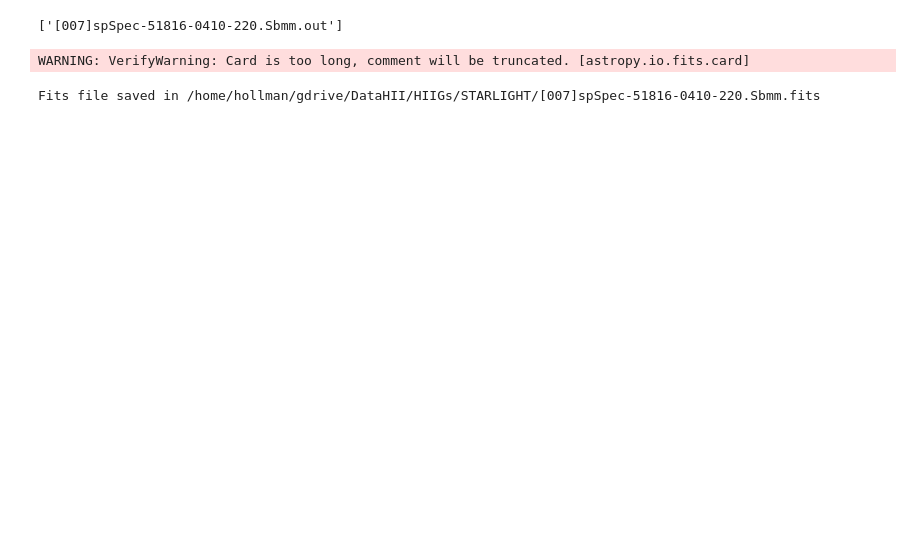
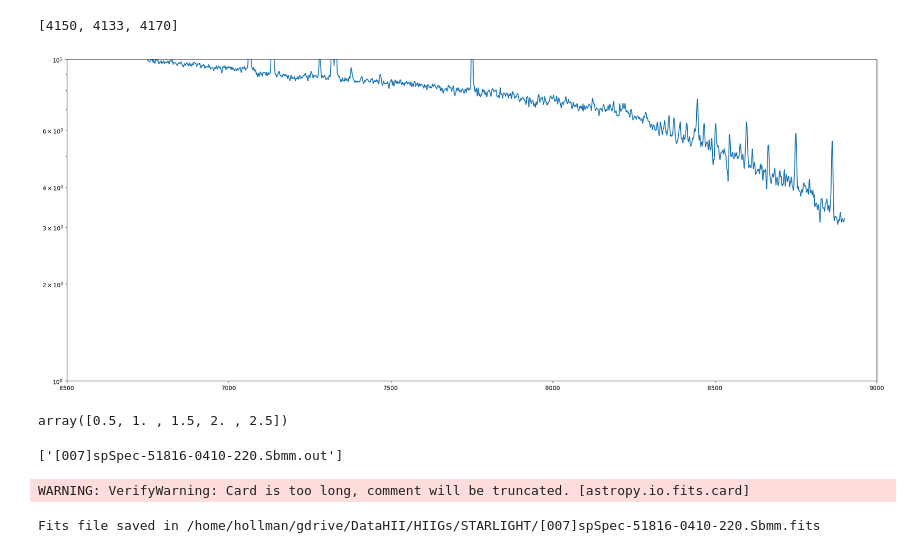
Before and after one commit to hol1m4n/HIIGalaxies, a Jupyter notebook: Spectral_synthesis/Spectral analysis.ipynb, the cells around one changed output. Drawn from its saved outputs; the diff is of its cells as text; code cells hidden in the pictures; blank space fills up the shorter version.

Commit message:
From server GEHR and refit from lambdanorm

```diff
--- a/Spectral_synthesis/Spectral analysis.ipynb
+++ b/Spectral_synthesis/Spectral analysis.ipynb
@@ -45,0 +43,21 @@ sr.spec_pop_FADO_mod(id = '026GOR3.MILES150_1D.fits',
+# %%
+lambda_range = np.arange(3400,8901,1)
+fx_sum = []
+
+for i in range(len(tex_list)):
+    Df = pd.read_csv(tex_folder+tex_list[i], header=None, names=['lambda','Fx'], sep='\s+')
+    for u in range(len(lambda_range)):
+        tmp_df = Df[Df['lambda']==lambda_range[u]]
+        if len(tmp_df) == 1:
+            if i == 0:
+                fx_sum.append(tmp_df['Fx'].iloc[0])
+            else:
+                fx_sum[u] = fx_sum[u] + tmp_df['Fx'].iloc[0]
+        else:
+            if i == 0:
+                fx_sum.append(0)
+            else:
+                fx_sum[u] = fx_sum[u] + 0
+        del tmp_df
+    del Df
+    #print(f'Added data from {tex_list[i]}')
@@ -46,3 +68,37 @@ sr.spec_pop_FADO_mod(id = '026GOR3.MILES150_1D.fits',
+# %%
+fig,ax = plt.subplots(figsize=(25, 10))
+
+fx_ave = np.array(fx_sum) / 121
+ax.plot(lambda_range,fx_ave)
+ax.set_yscale('log')
+ax.set_ylim([10e-1,10e0])
+ax.set_xlim([6500,9000])
+
+l_norm = 4150
+
+l_norms = [l_norm,l_norm-17,l_norm+20]
+
+ax.vlines(l_norms[0],np.min(fx_ave),np.max(fx_ave),color = 'k')
+ax.vlines(l_norms[1],np.min(fx_ave),np.max(fx_ave),color = 'k')
+ax.vlines(l_norms[2],np.min(fx_ave),np.max(fx_ave),color = 'k')
+
+ax.vlines(4570,np.min(fx_ave),np.max(fx_ave),color = 'k')
+ax.vlines(4650,np.min(fx_ave),np.max(fx_ave),color = 'k')
+
+
+l_norms
+# %% [output]
+[4150, 4133, 4170]
+[figure, added]
+# %%
+A = np.array([0,1,2,3,4])
+B = np.array([1,1,1,1,1])
+
+C = A + B
+
+C / 2
+# %% [output]
+array([0.5, 1. , 1.5, 2. , 2.5])
 # %%
 HIIG_drig = []
 
```
Also changed, not shown: parts of 6 cells of this notebook, 25 other files.
